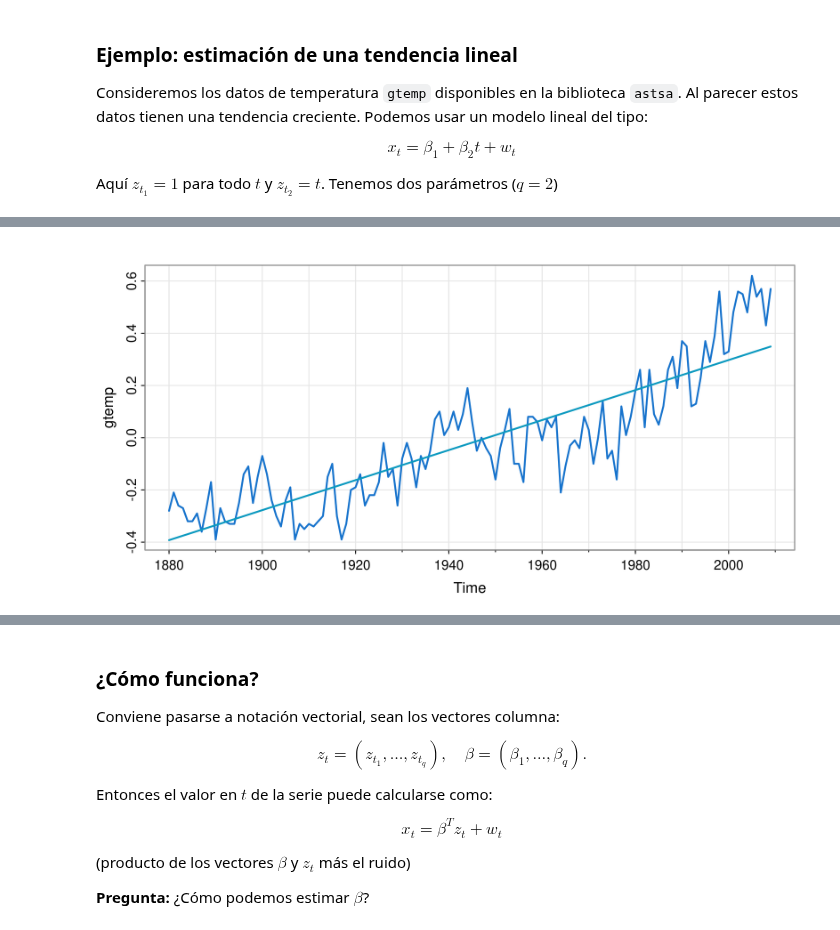
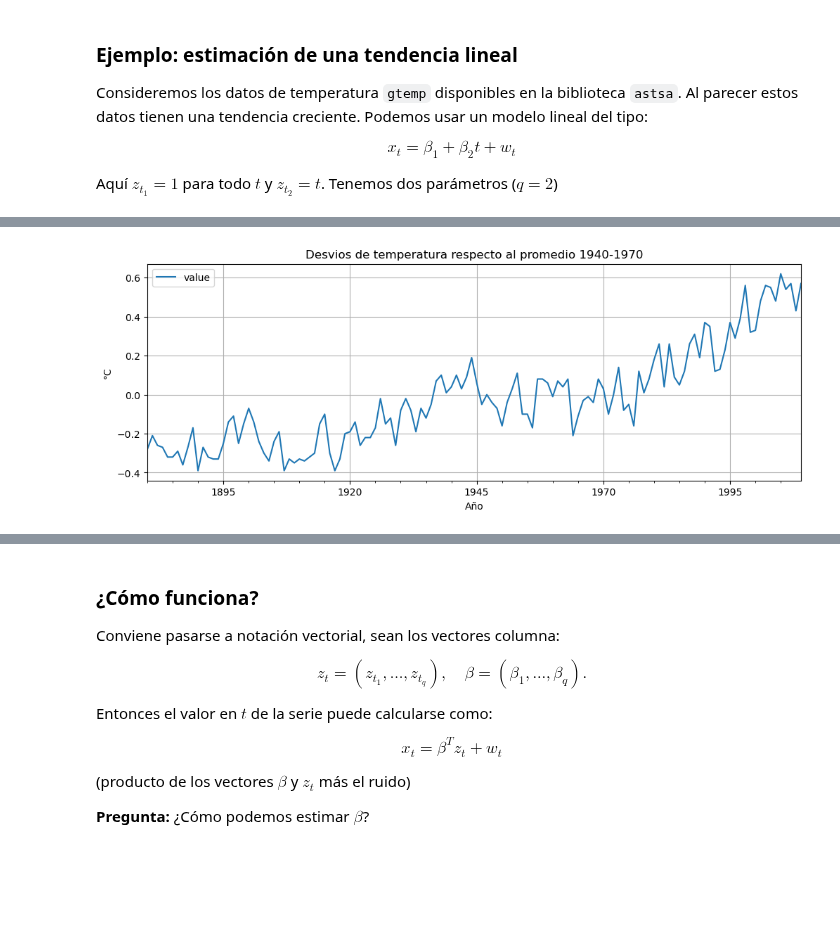
Before and after one commit to aferragu/curso_series_temporales, a Jupyter notebook: 2- Analisis exploratorio/Analisis Exploratorio de Series Temporales - Parte 1.ipynb, the cells around one changed output, grey strips where cells are left out. Saved outputs shown, nothing was run; the diff lists cells and outputs as text; code cells hidden in the pictures; blank space fills up the shorter version.

```diff
--- a/2- Analisis exploratorio/Analisis Exploratorio de Series Temporales - Parte 1.ipynb
+++ b/2- Analisis exploratorio/Analisis Exploratorio de Series Temporales - Parte 1.ipynb
@@ -50,4 +56,4 @@ options(repr.plot.width=8, repr.plot.height=4, repr.plot.res=300) #ajusta tamañ
 # %%
-gtemp #para mirar los datos
-time(gtemp) #para extraer los tiempos
+gtemp = astsa.gtemp #para mirar los datos
+gtemp
 # %% [output]
@@ -104,6 +74,7 @@ F-statistic: 386.3 on 1 and 128 DF,  p-value: < 2.2e-16
-# %%
-tsplot(gtemp, ylab="gtemp", col=4, lwd=2)
-predictions = ts(fitted(fit), start = 1880) #Creo una serie temporal con los valores ajustados.
-lines(predictions, col=5, lwd=2)
-# %% [output]
-[figure, removed]
+# %%
+gtemp.plot();
+plt.title("Desvios de temperatura respecto al promedio 1940-1970")
+plt.ylabel("°C")
+plt.xlabel("Año");
+# %% [output]
+[figure, added]
```
Also changed, not shown: parts of 33 cells of this notebook.
